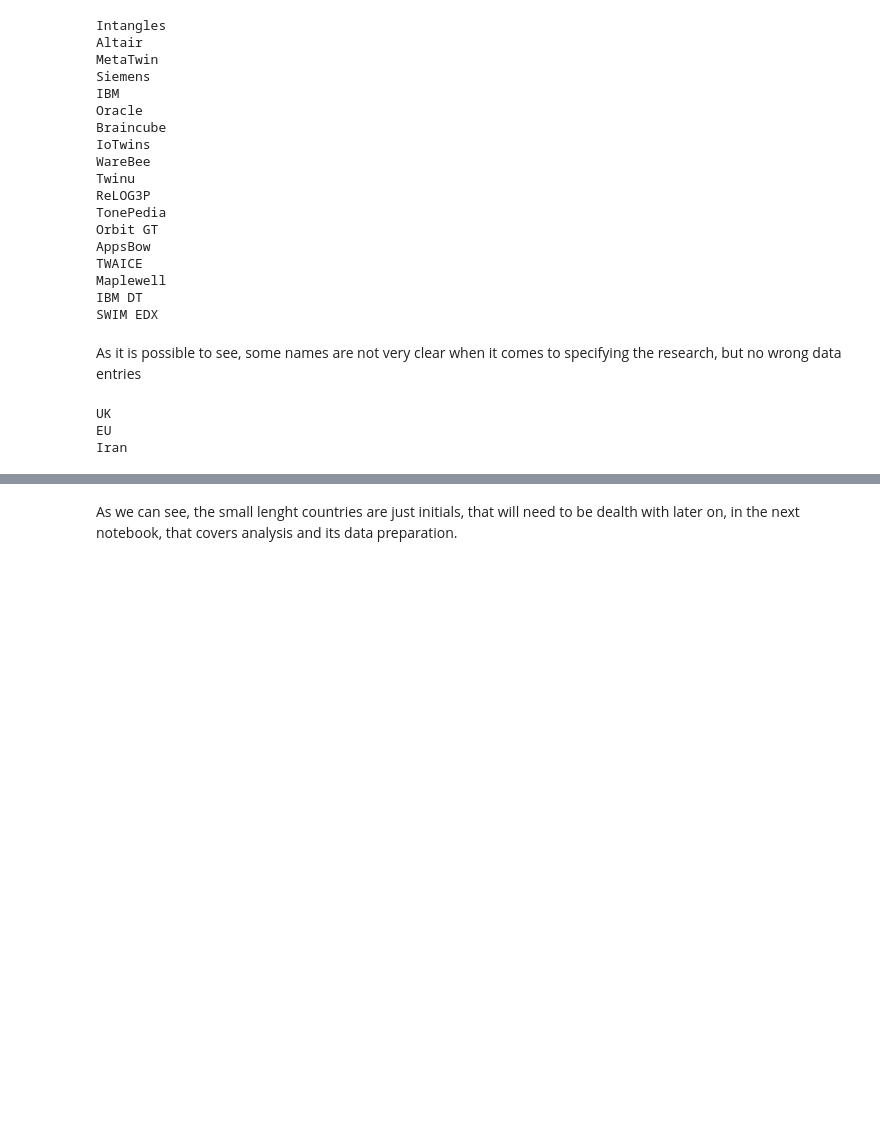
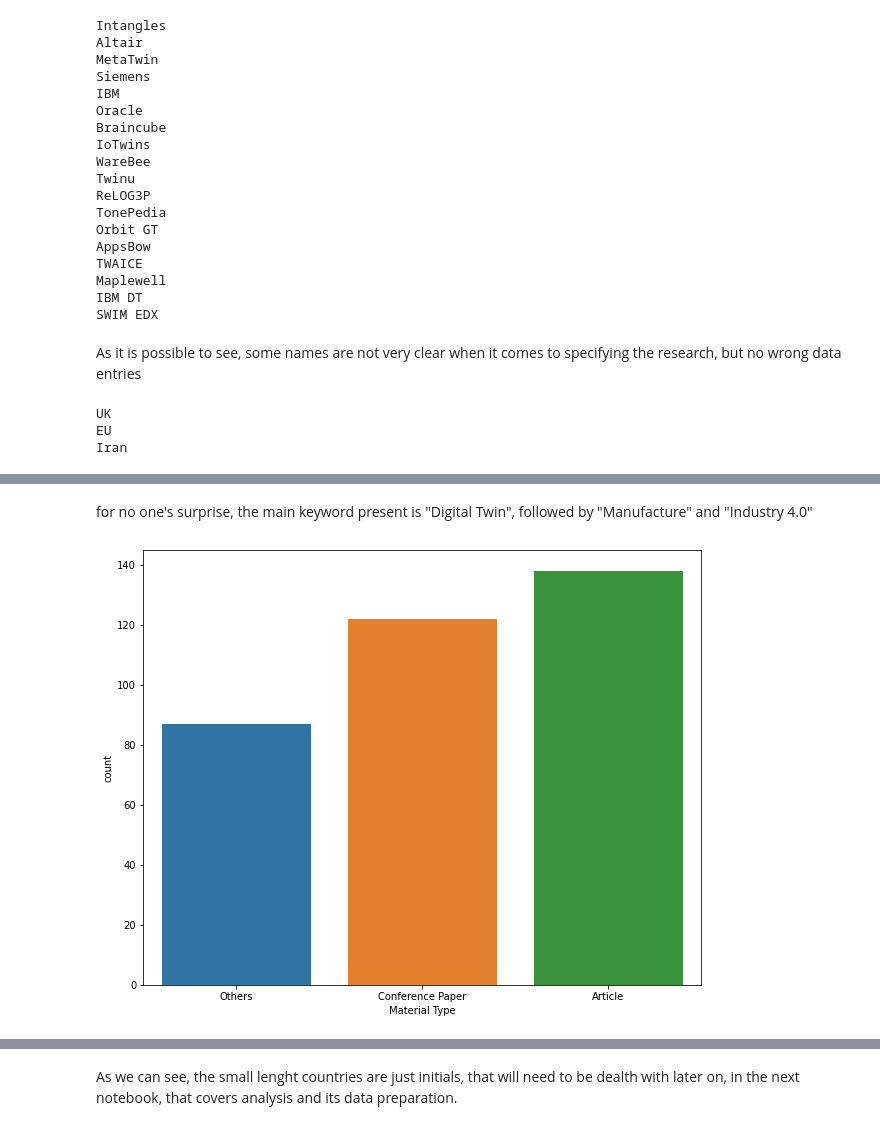
Before and after one commit to AZANK7173/Paper_Analysis, a Jupyter notebook: eda.ipynb, the cells around one changed output, grey strips where cells are left out. Drawn from its saved outputs; the diff is of its cells as text; code cells hidden in the pictures; blank space fills up the shorter version.

```diff
--- a/eda.ipynb
+++ b/eda.ipynb
@@ -361,0 +429,8 @@ Iran
+# %% [markdown]
+for no one's surprise, the main keyword present is "Digital Twin", followed by "Manufacture" and "Industry 4.0"
+# %%
+plt.figure(figsize=(10,8))
+sns.countplot(data=df_not_nan, x="Material Type")
+plt.show()
+# %% [output]
+[figure, added]
```
Also changed, not shown: parts of 10 cells of this notebook.
